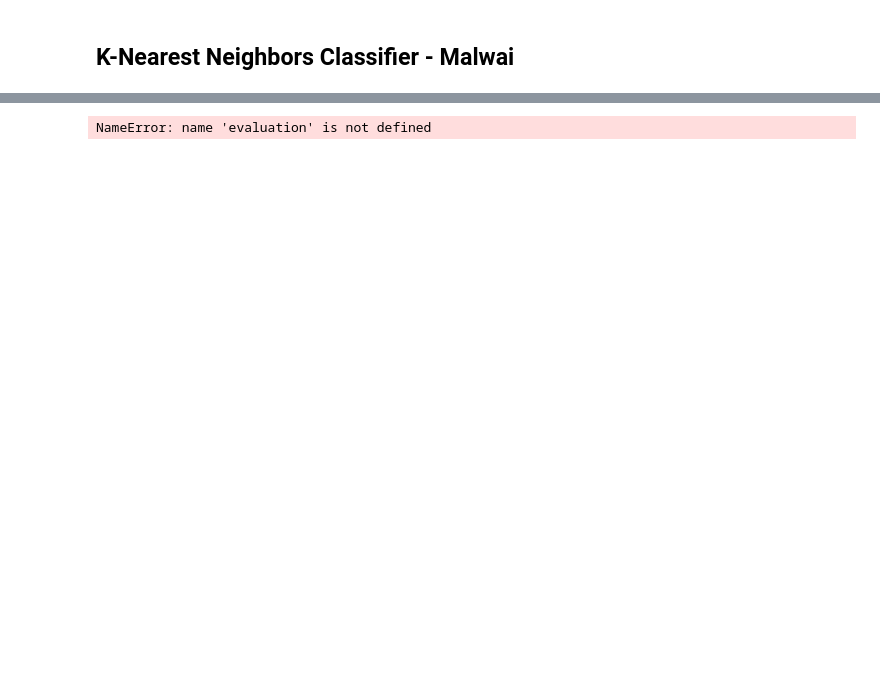
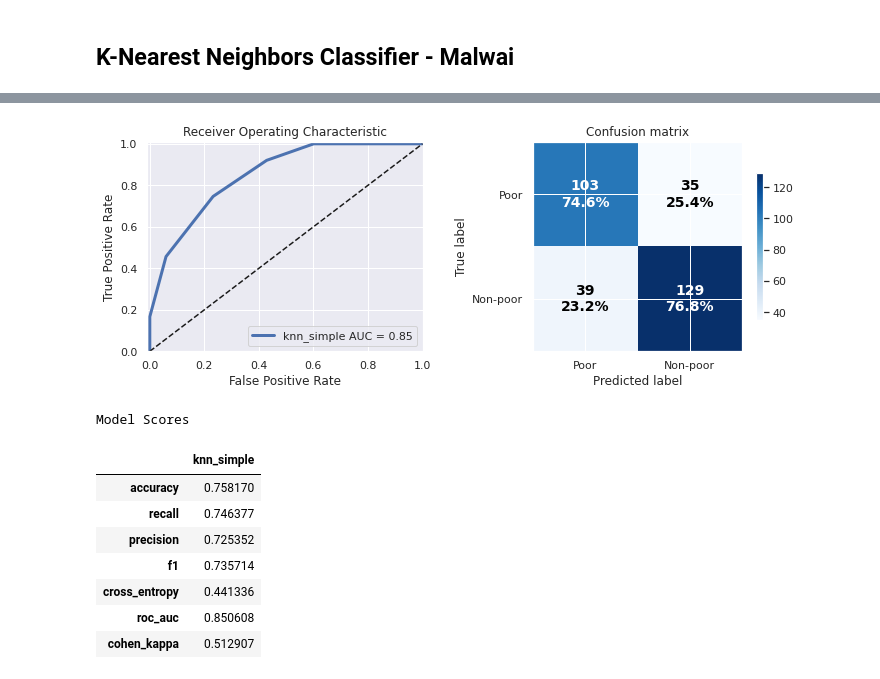
Before and after one commit to mikep67/mkp_code, a Jupyter notebook: Institute of Data Course/Project 3/notebooks/1.0 KNN.ipynb, the cells around one changed output, grey strips where cells are left out. Cells and saved outputs as stored; diff of their text form; code cells hidden in the pictures; blank space fills up the shorter version.

```diff
--- a/Institute of Data Course/Project 3/notebooks/1.0 KNN.ipynb
+++ b/Institute of Data Course/Project 3/notebooks/1.0 KNN.ipynb
@@ -171,0 +220,10 @@ X_train, y_train, w_train = subsample(X_train, y_train, w_train)
+# %%
+# Load and transform the training data
+X_test, y_test, w_test = load_data(mwi_test,
+                                     selected_columns=selected_columns)
+# Create sub samples
+X_test, y_test, w_test = subsample(X_test, y_test, w_test)
+# %%
+# Fit the model
+model = KNeighborsClassifier()
+%time model.fit(X_test, y_test)
@@ -178,12 +246,21 @@ NameError: name 'model' is not defined
 # %%
-# Evaluate performance and store model
+# Evaluate performance of train model
 metrics = evaluation.evaluate_model(y_test, y_pred, y_prob,
                                     compare_models=['lr_simple'],
                                     store_model=True,
                                     model_name='simple',
                                     prefix=ALGORITHM_NAME,
                                     country=COUNTRY,
                                     model=model,
-                                    features=X_test.columns.values)
+                                    features=X_train.columns.values)
 # %% [output]
+[figure, added]
-NameError: name 'evaluation' is not defined
+Model Scores
+|  | knn_simple |
+| accuracy | 0.758170 |
+| recall | 0.746377 |
+| precision | 0.725352 |
+| f1 | 0.735714 |
+| cross_entropy | 0.441336 |
+| roc_auc | 0.850608 |
+| cohen_kappa | 0.512907 |
```
Also changed, not shown: parts of 16 cells of this notebook, 9 other files.
